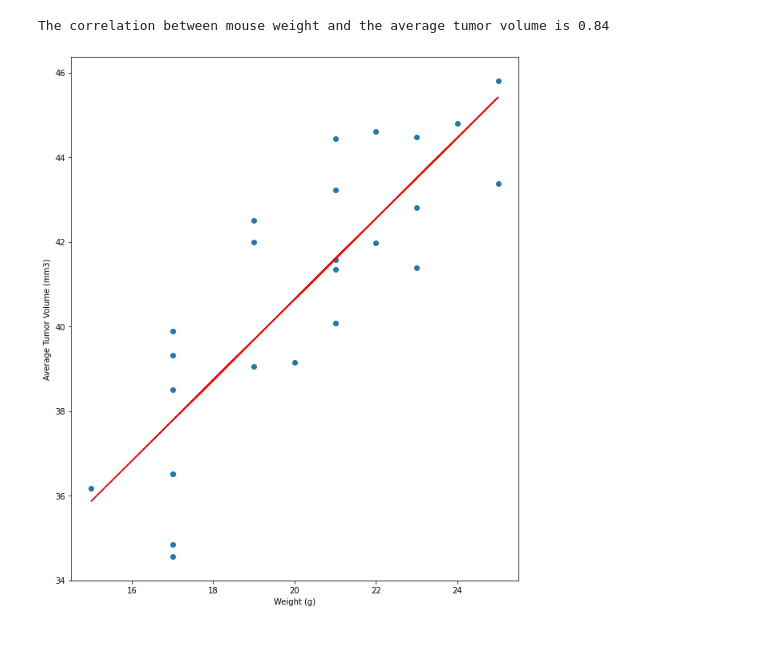
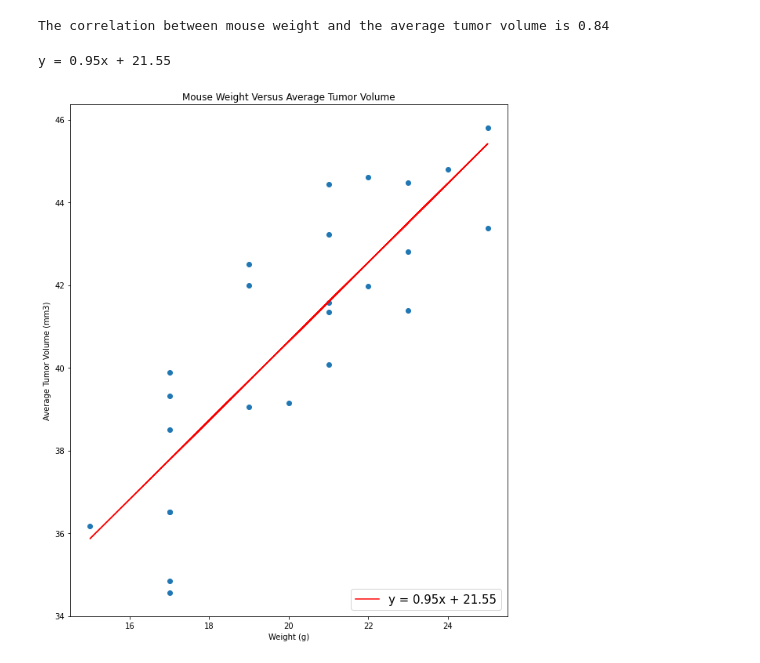
Before and after one commit to mmparvez/Matplotlib-challenge, a Jupyter notebook: pymaceuticals.ipynb, the cells around one changed output. Drawn from its saved outputs; the diff is of its cells as text; code cells hidden in the pictures.

```diff
--- a/pymaceuticals.ipynb
+++ b/pymaceuticals.ipynb
@@ -43,4 +43,5 @@ micenum
 # %%
 # Getting the duplicate mice by ID number that shows up for Mouse ID and Timepoint.
 #dupemice = mouse_study_df.loc[mouse_study_df.duplicated(subset=["Mouse ID", "Timepoint"]),"Mouse ID"].unique()
-dupemice_df = mouse_study_df.loc[mouse_study_df.duplicated(subset=["Mouse ID", "Timepoint"])]
+dupemice_id = mouse_study_df.loc[mouse_study_df.duplicated(subset=["Mouse ID", "Timepoint"]), "Mouse ID"].unique()
+dupemice_id
@@ -57,6 +69,6 @@ dupemice_df
 # %%
 # Create a clean DataFrame by dropping the duplicate mouse by its ID.
-clean_df = mouse_study_df[mouse_study_df["Mouse ID"].isin(dupemice_df)==False]
+clean_df = mouse_study_df[mouse_study_df["Mouse ID"].isin(dupemice_id)==False]
 clean_df
 # %% [output]
 |  | Mouse ID | Drug Regimen | Sex | Age_months | Weight (g) | Timepoint | Tumour Volume (mm3) | ... |
@@ -337,15 +349,19 @@ The correlation between mouse weight and the average tumor volume is 0.84
 # %%
 # Add the linear regression equation and line to plot
 x_values = Capomulin_scatter['Weight (g)']
 y_values = Capomulin_scatter['Tumour Volume (mm3)']
 (slope, intercept, rvalue, pvalue, stderr) = linregress(x_values, y_values)
 regress_values = x_values * slope + intercept
 line_eq = "y = " + str(round(slope,2)) + "x + " + str(round(intercept,2))
+print(line_eq)
 plt.scatter(x_values,y_values)
-plt.plot(x_values,regress_values,"r-")
-plt.annotate(line_eq,(5.8,0.8),fontsize=15,color="red")
+plt.plot(x_values,regress_values,"r-", label = line_eq)
+#plt.annotate(line_eq,(5.8,0.8),fontsize=15, color="red")
+plt.title('Mouse Weight Versus Average Tumor Volume')
 plt.xlabel('Weight (g)')
 plt.ylabel('Average Tumor Volume (mm3)')
+plt.legend(loc = "lower right", fontsize = "15", fancybox = True)
 plt.show()
 # %% [output]
+y = 0.95x + 21.55
-[figure, old version]
+[figure, new version]
```
Also changed, not shown: parts of 11 cells of this notebook.
